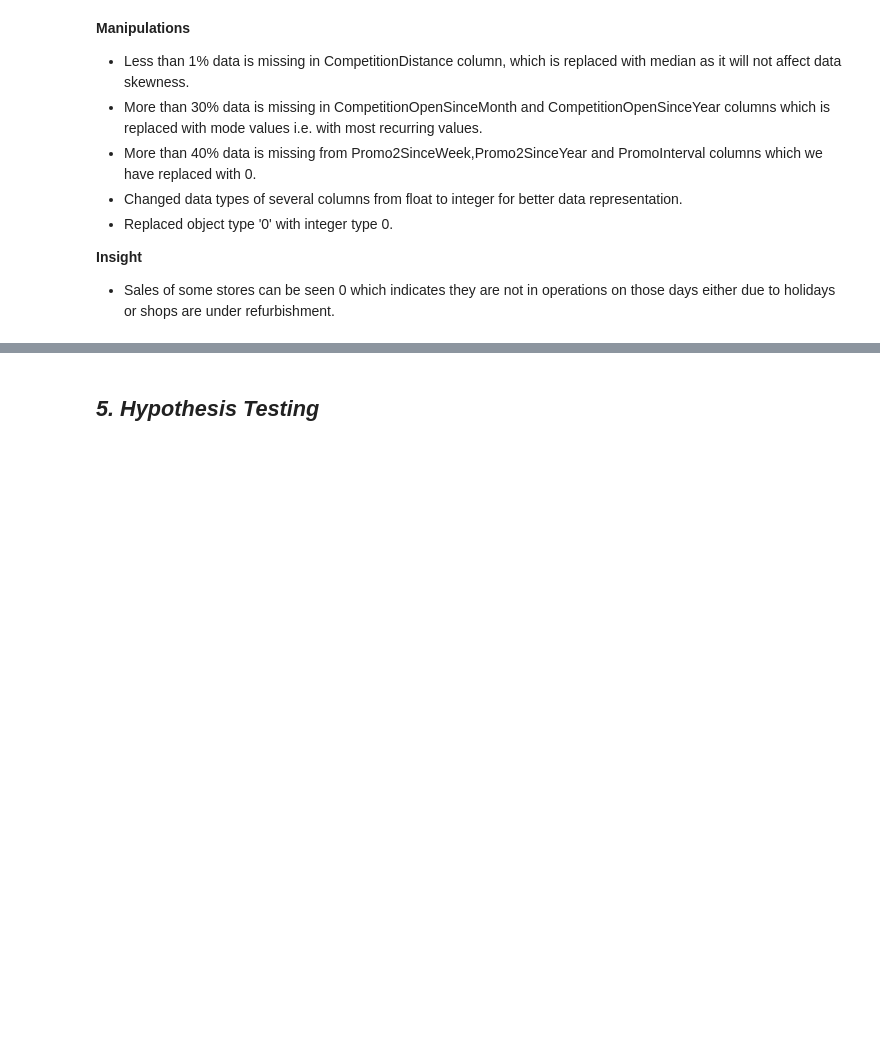
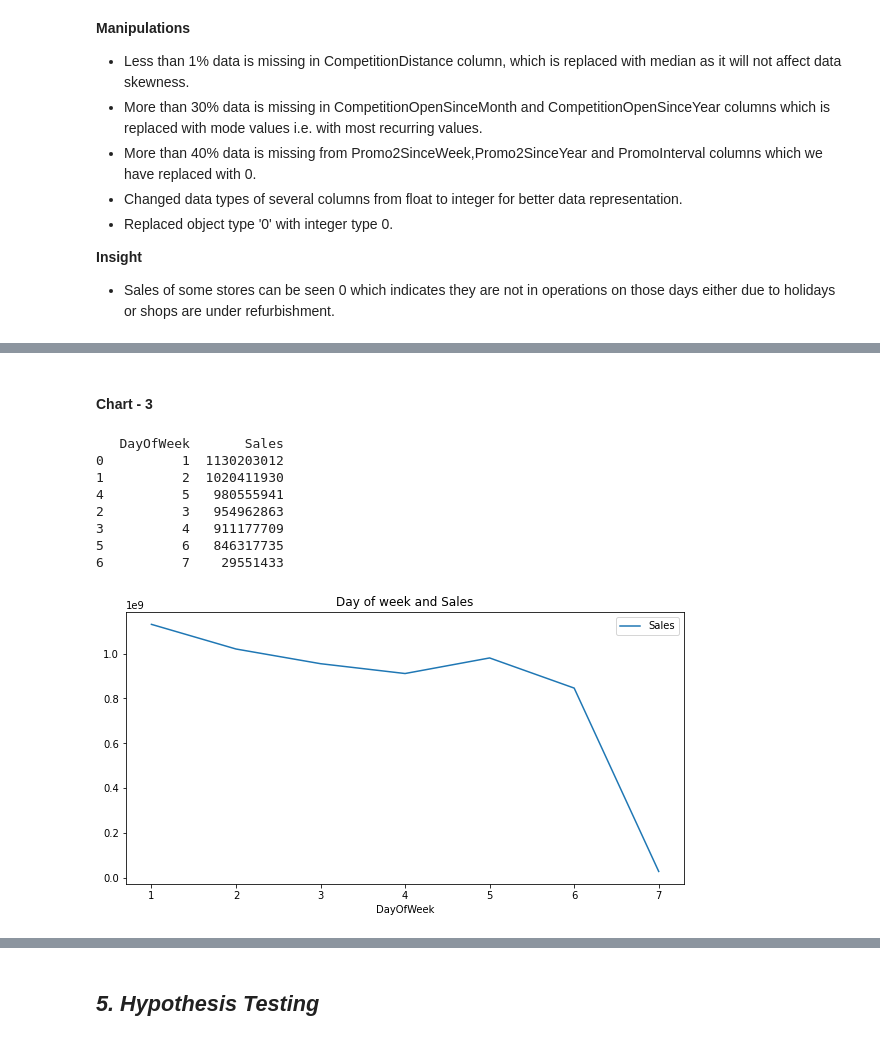
Before and after one commit to Rajat-Sri/Capstone---2---Rossmann-Sales-Prediction-Regression-Model, a Jupyter notebook: Rossmann_Sales_Prediction_Regression_Model.ipynb, the cells around one changed output, grey strips where cells are left out. Cells and saved outputs as stored; diff of their text form; code cells hidden in the pictures; blank space fills up the shorter version.

```diff
--- a/Rossmann_Sales_Prediction_Regression_Model.ipynb
+++ b/Rossmann_Sales_Prediction_Regression_Model.ipynb
@@ -284,0 +525,24 @@ df.head()
+# %% [markdown]
+#### Chart - 3
+# %%
+# Chart - 3 visualization code
+
+# Sales over different days of a week
+
+all_week_sales = newdf.groupby(['DayOfWeek'])['Sales'].sum().reset_index()
+all_week_sales = all_week_sales.sort_values(by = ['Sales'], ascending = False).head(7)
+print(all_week_sales)
+
+# Visualizing using line graph
+newdf.groupby("DayOfWeek")["Sales"].sum().plot.line(title='Day of week and Sales',figsize=(10,5), legend=True)
+plt.show()
+# %% [output]
+   DayOfWeek       Sales
+0          1  1130203012
+1          2  1020411930
+4          5   980555941
+2          3   954962863
+3          4   911177709
+5          6   846317735
+6          7    29551433
+[figure, added]
```
Also changed, not shown: parts of 134 cells of this notebook.
